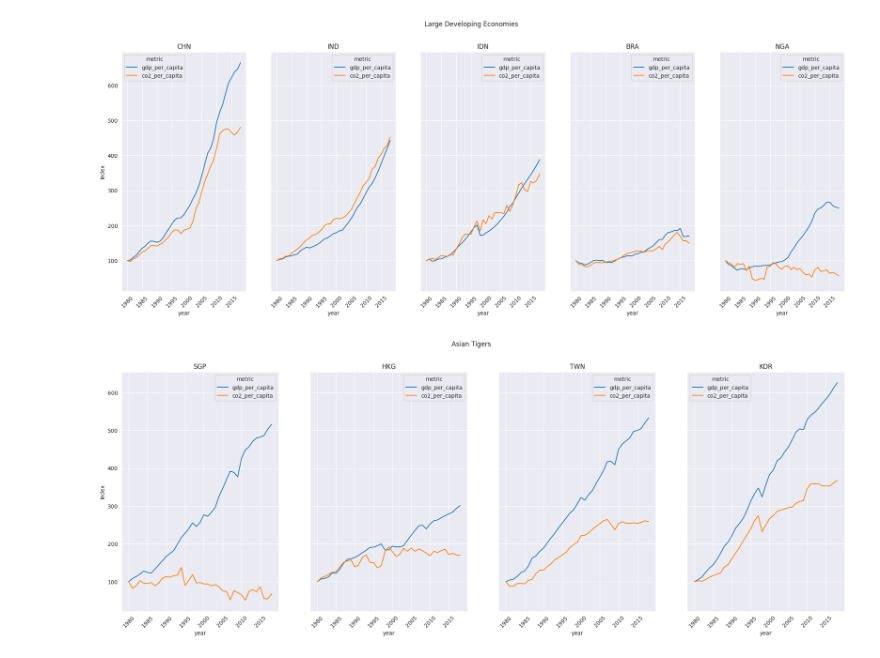
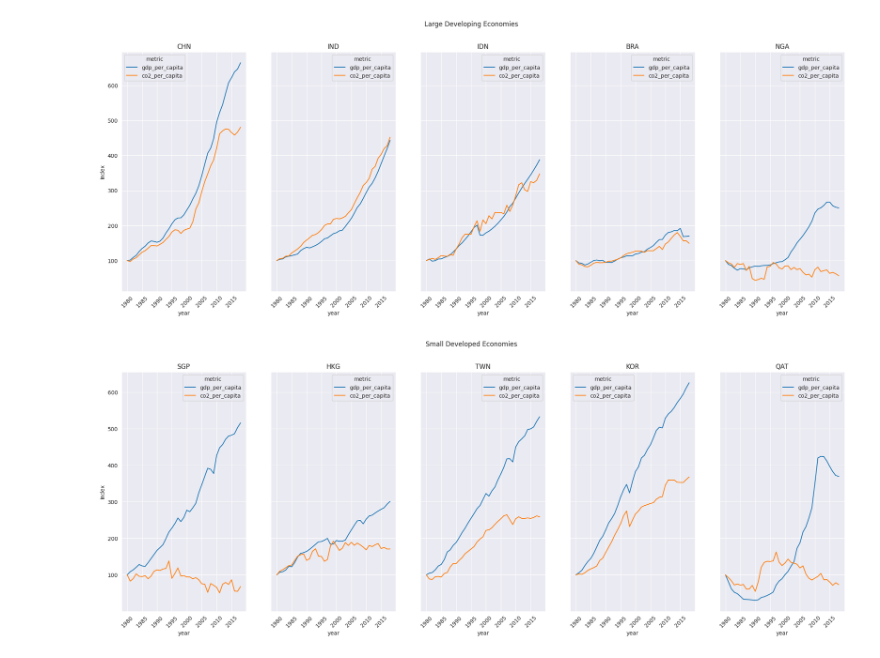
Before and after one commit to yuan-yexi/data-science-projects, a Jupyter notebook: notebooks/co2_emissions.ipynb, the cells around one changed output. Cells and saved outputs as stored; diff of their text form; code cells hidden in the pictures.

```diff
--- a/notebooks/co2_emissions.ipynb
+++ b/notebooks/co2_emissions.ipynb
@@ -157,6 +157,7 @@ gdppc_top_econ = (
         MYS = pd.NamedAgg('gdp_per_capita', aggfunc=lambda s: s[co2_data['iso_code'] == 'MYS'].sum()),
         VNM = pd.NamedAgg('gdp_per_capita', aggfunc=lambda s: s[co2_data['iso_code'] == 'VNM'].sum()),
 
+        QAT = pd.NamedAgg('gdp_per_capita', aggfunc=lambda s: s[co2_data['iso_code'] == 'QAT'].sum()),
         KOR = pd.NamedAgg('gdp_per_capita', aggfunc=lambda s: s[co2_data['iso_code'] == 'KOR'].sum()),
         TWN = pd.NamedAgg('gdp_per_capita', aggfunc=lambda s: s[co2_data['iso_code'] == 'TWN'].sum()),
         HKG = pd.NamedAgg('gdp_per_capita', aggfunc=lambda s: s[co2_data['iso_code'] == 'HKG'].sum()),
@@ -193,6 +194,7 @@ co2pc_top_econ = (
         MYS = pd.NamedAgg('co2_per_capita', aggfunc=lambda s: s[co2_data['iso_code'] == 'MYS'].sum()),
         VNM = pd.NamedAgg('co2_per_capita', aggfunc=lambda s: s[co2_data['iso_code'] == 'VNM'].sum()),
 
+        QAT = pd.NamedAgg('co2_per_capita', aggfunc=lambda s: s[co2_data['iso_code'] == 'QAT'].sum()),
         KOR = pd.NamedAgg('co2_per_capita', aggfunc=lambda s: s[co2_data['iso_code'] == 'KOR'].sum()),
         TWN = pd.NamedAgg('co2_per_capita', aggfunc=lambda s: s[co2_data['iso_code'] == 'TWN'].sum()),
         HKG = pd.NamedAgg('co2_per_capita', aggfunc=lambda s: s[co2_data['iso_code'] == 'HKG'].sum()),
@@ -242,13 +244,13 @@ for idx, code in enumerate(['CHN', 'IND', 'IDN', 'BRA', 'NGA']):
 # %% [output]
 [figure]
 # %%
-fig, axes = plt.subplots(1, 4, sharex=True, sharey=True, figsize=(24,8))
-fig.suptitle("Asian Tigers")
+fig, axes = plt.subplots(1, 5, sharex=True, sharey=True, figsize=(24,8))
+fig.suptitle("Small Developed Economies")
 
-for idx, code in enumerate(['SGP', 'HKG', 'TWN', 'KOR']):
+for idx, code in enumerate(['SGP', 'HKG', 'TWN', 'KOR', 'QAT']):
     sns.lineplot(ax=axes[idx], data=combine, y=code, x='year', hue='metric')
     axes[idx].tick_params(axis='x', rotation=45)
     axes[idx].set_ylabel('Index')
     axes[idx].set_title(code)
 # %% [output]
-[figure, old version]
+[figure, new version]
```
Also changed, not shown: parts of 1 cell of this notebook.
